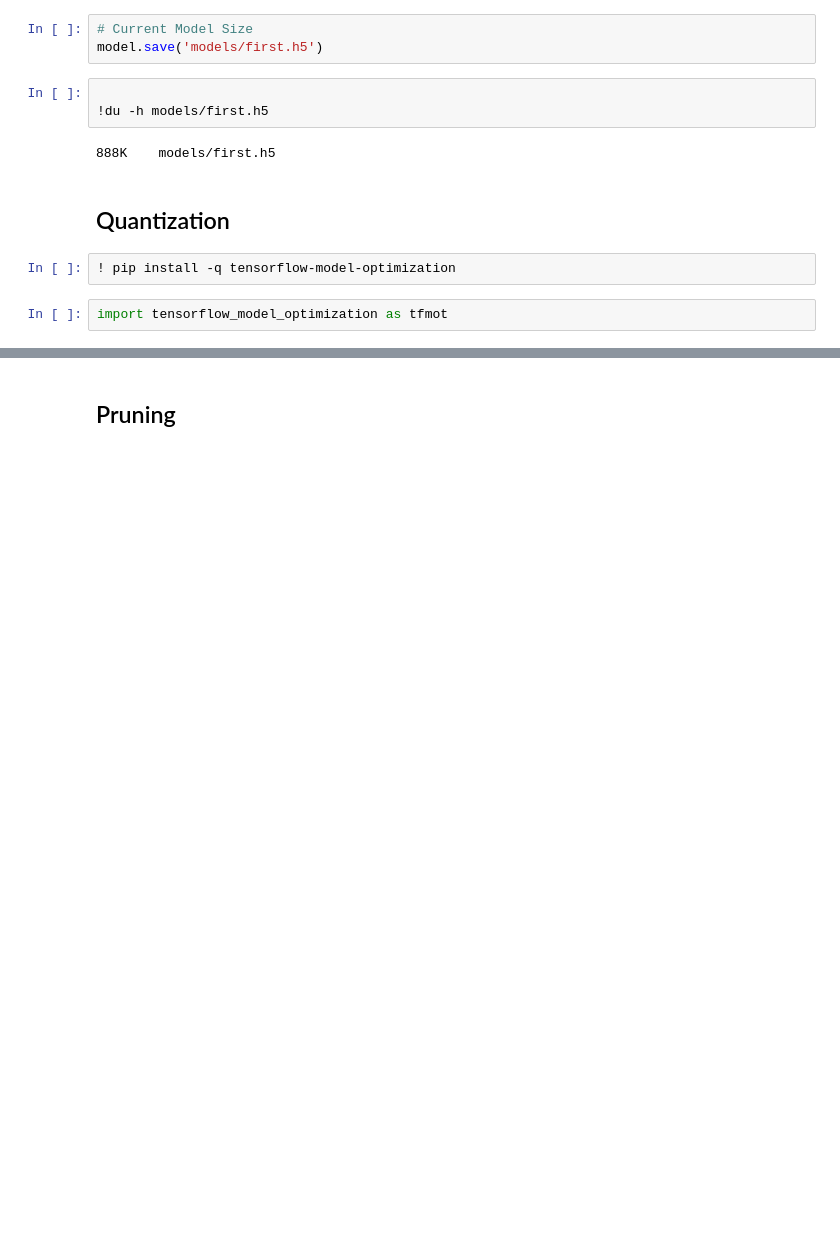
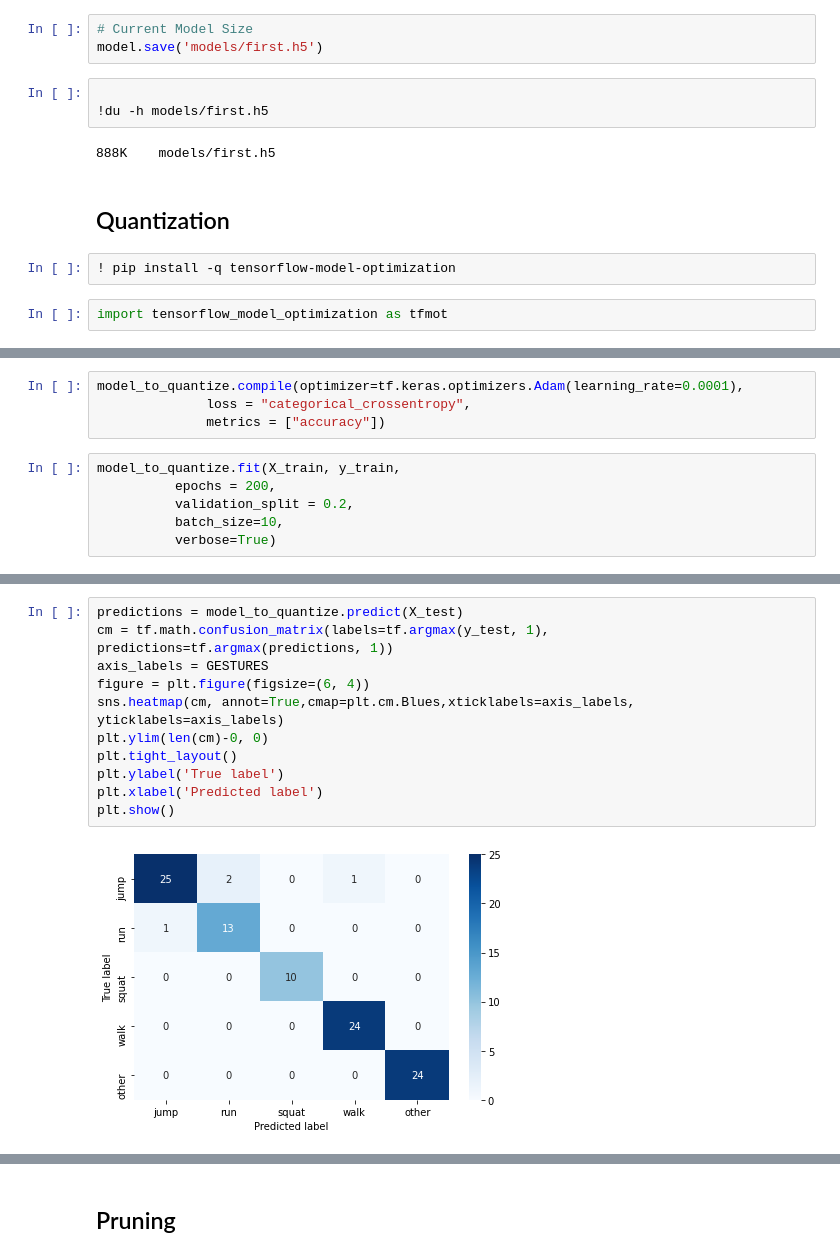
Before and after one commit to SidharthArya/Deep_Learning_Class_Manit, a Jupyter notebook: Lab/001_Implementing_Gesture_Classifier_with_tensorflow.ipynb, the cells around one changed output, grey strips where cells are left out. Cells and saved outputs as stored; diff of their text form; blank space fills up the shorter version.

```diff
--- a/Lab/001_Implementing_Gesture_Classifier_with_tensorflow.ipynb
+++ b/Lab/001_Implementing_Gesture_Classifier_with_tensorflow.ipynb
@@ -218,0 +257,10 @@ import tensorflow_model_optimization as tfmot
+# %%
+model_to_quantize.compile(optimizer=tf.keras.optimizers.Adam(learning_rate=0.0001),
+              loss = "categorical_crossentropy",
+              metrics = ["accuracy"])
+# %%
+model_to_quantize.fit(X_train, y_train,
+          epochs = 200,
+          validation_split = 0.2,
+          batch_size=10,
+          verbose=True)
@@ -218,0 +286,13 @@ import tensorflow_model_optimization as tfmot
+# %%
+predictions = model_to_quantize.predict(X_test)
+cm = tf.math.confusion_matrix(labels=tf.argmax(y_test, 1), predictions=tf.argmax(predictions, 1))
+axis_labels = GESTURES
+figure = plt.figure(figsize=(6, 4))
+sns.heatmap(cm, annot=True,cmap=plt.cm.Blues,xticklabels=axis_labels, yticklabels=axis_labels)
+plt.ylim(len(cm)-0, 0)
+plt.tight_layout()
+plt.ylabel('True label')
+plt.xlabel('Predicted label')
+plt.show()
+# %% [output]
+[figure, added]
```
Also changed, not shown: parts of 17 cells of this notebook.
